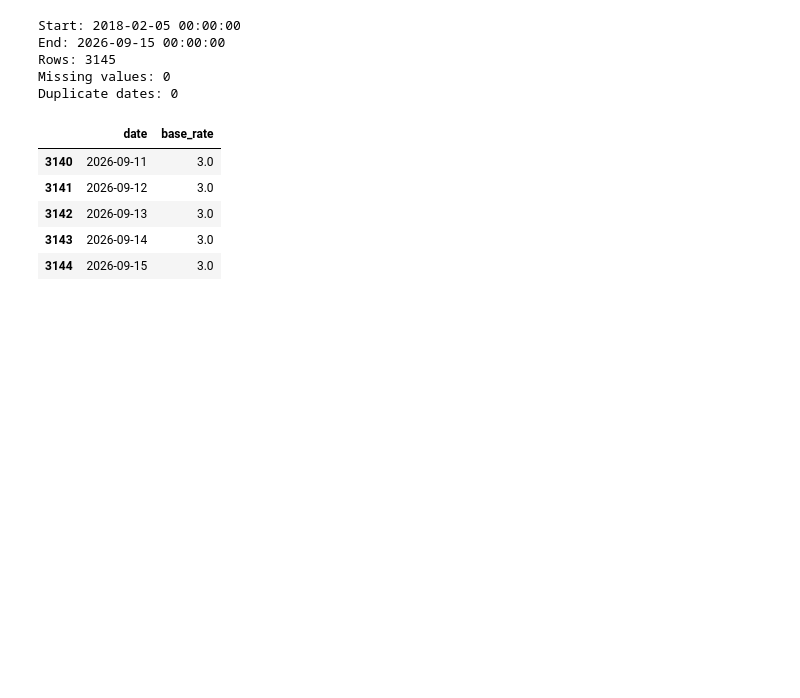
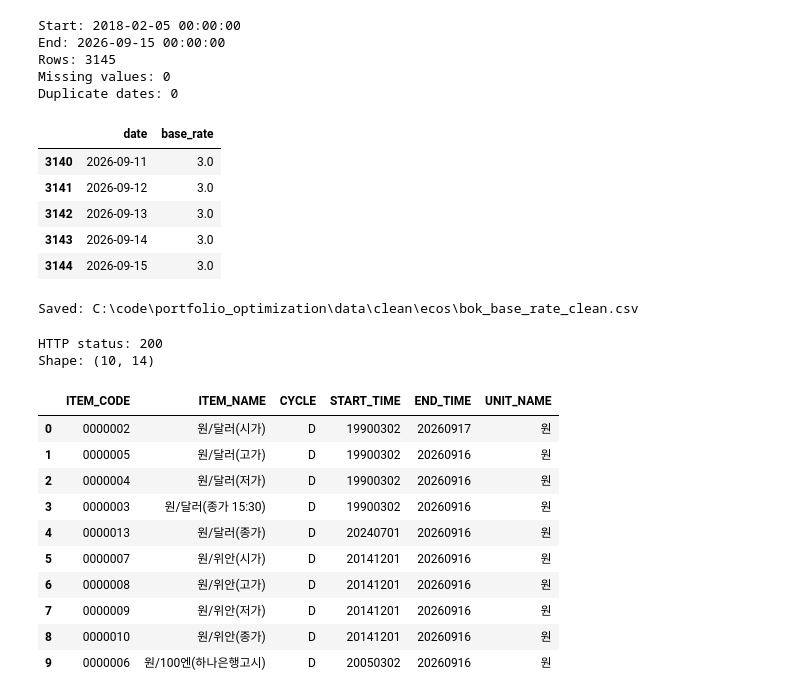
Before and after one commit to jayjoo21/portfolio_optimization, a Jupyter notebook: notebooks/05B_ecos_macro_pipeline.ipynb, the cells around one changed output. Cells and saved outputs as stored; diff of their text form; code cells hidden in the pictures; blank space fills up the shorter version.

```diff
--- a/notebooks/05B_ecos_macro_pipeline.ipynb
+++ b/notebooks/05B_ecos_macro_pipeline.ipynb
@@ -344,3 +344,36 @@ Duplicate dates: 0
 | 3142 | 2026-09-13 | 3.0 |
 | 3143 | 2026-09-14 | 3.0 |
 | 3144 | 2026-09-15 | 3.0 |
+# %%
+#05b-10. 기준금리 clean data 저장
+#목적: raw data와 정제 데이터를 분리해서 관리, 이후 05d common dataset에서 사용
+
+ECOS_CLEAN_DIR = (
+    PROJECT_ROOT
+    / "data"
+    / "clean"
+    / "ecos"
+)
+
+ECOS_CLEAN_DIR.mkdir(
+    parents=True,
+    exist_ok=True
+)
+
+BASE_RATE_CLEAN_PATH = (
+    ECOS_CLEAN_DIR
+    / "bok_base_rate_clean.csv"
+)
+
+base_rate_clean.to_csv(
+    BASE_RATE_CLEAN_PATH,
+    index=False,
+    encoding="utf-8-sig"
+)
+
+print(
+    "Saved:",
+    BASE_RATE_CLEAN_PATH
+)
+# %% [output]
+Saved: C:\code\portfolio_optimization\data\clean\ecos\bok_base_rate_clean.csv
@@ -346,0 +428,37 @@ Duplicate dates: 0
+# %%
+#05b-12. usd/krw 항목 확인
+#예상: stat_code=731Y003, item_name = 원/달러 관련 항목
+
+fx_items = fetch_ecos_item_list(
+    stat_code="731Y003"
+)
+
+print(
+    "Shape:",
+    fx_items.shape
+)
+
+fx_items[
+    [
+        "ITEM_CODE",
+        "ITEM_NAME",
+        "CYCLE",
+        "START_TIME",
+        "END_TIME",
+        "UNIT_NAME"
+    ]
+    ]
+# %% [output]
+HTTP status: 200
+Shape: (10, 14)
+|  | ITEM_CODE | ITEM_NAME | CYCLE | START_TIME | END_TIME | UNIT_NAME |
+| 0 | 0000002 | 원/달러(시가) | D | 19900302 | 20260917 | 원 |
+| 1 | 0000005 | 원/달러(고가) | D | 19900302 | 20260916 | 원 |
+| 2 | 0000004 | 원/달러(저가) | D | 19900302 | 20260916 | 원 |
+| 3 | 0000003 | 원/달러(종가 15:30) | D | 19900302 | 20260916 | 원 |
+| 4 | 0000013 | 원/달러(종가) | D | 20240701 | 20260916 | 원 |
+| 5 | 0000007 | 원/위안(시가) | D | 20141201 | 20260916 | 원 |
+| 6 | 0000008 | 원/위안(고가) | D | 20141201 | 20260916 | 원 |
+| 7 | 0000009 | 원/위안(저가) | D | 20141201 | 20260916 | 원 |
+| 8 | 0000010 | 원/위안(종가) | D | 20141201 | 20260916 | 원 |
+| 9 | 0000006 | 원/100엔(하나은행고시) | D | 20050302 | 20260916 | 원 |
```
Also changed, not shown: parts of 13 cells of this notebook, 15 other files.
